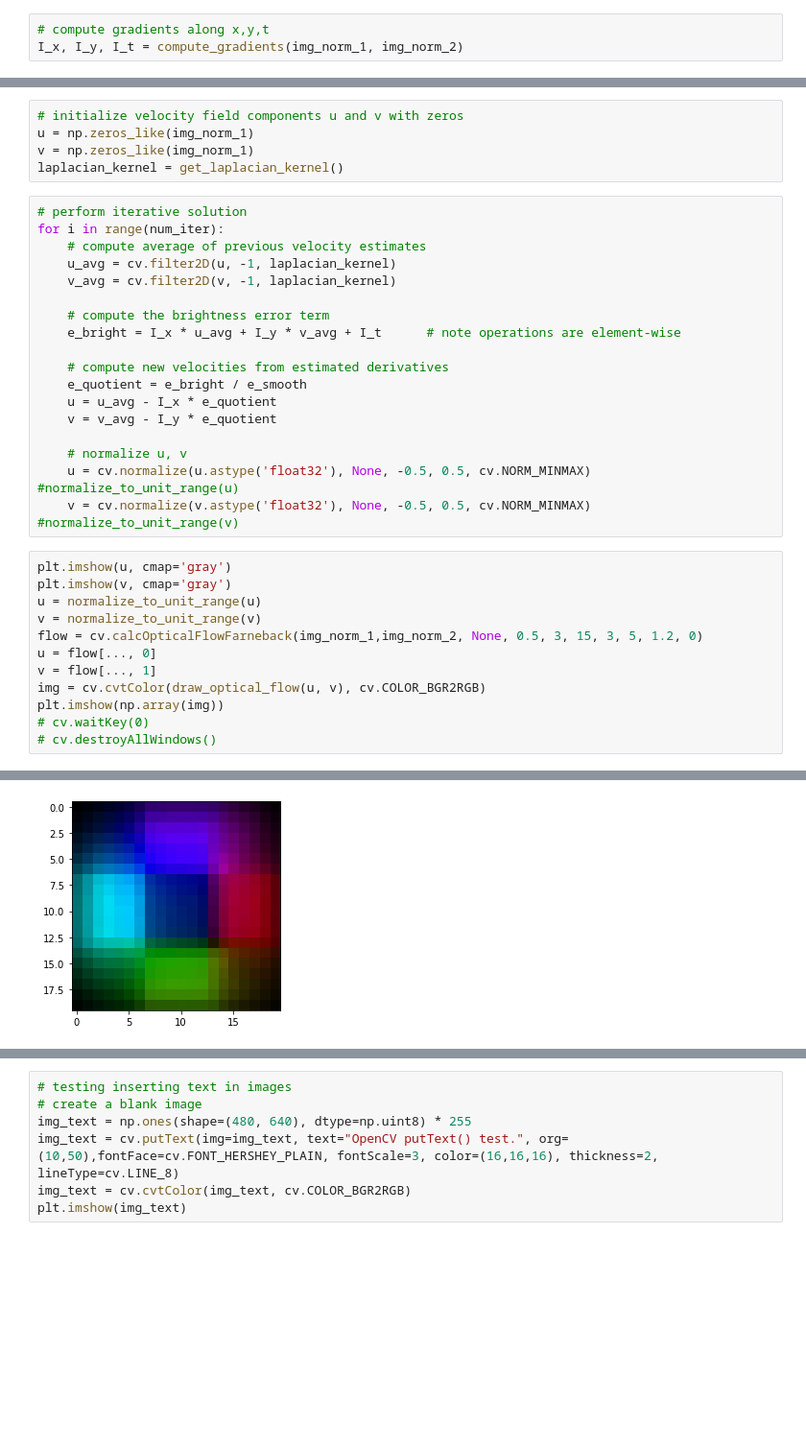
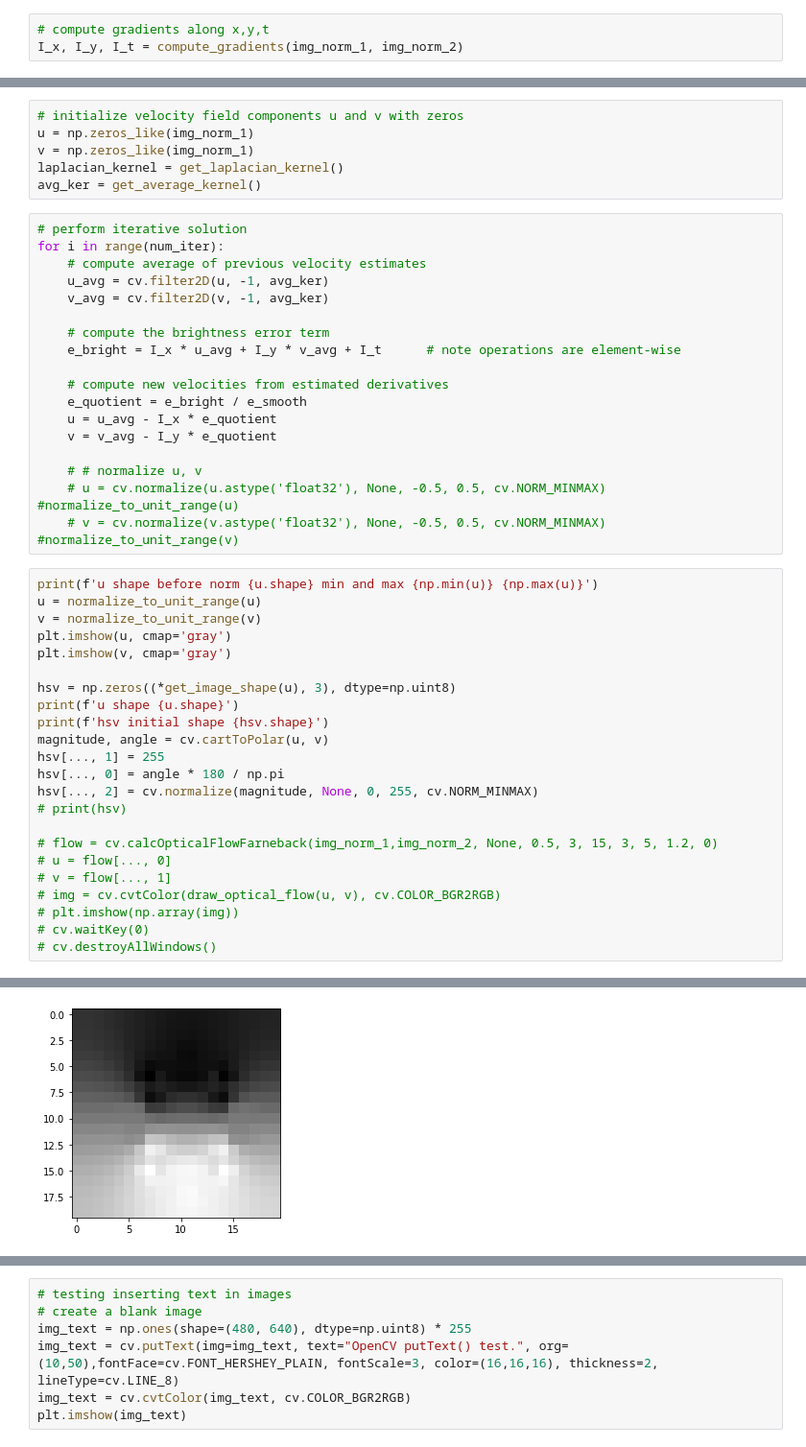
Before and after one commit to robotic-vision-lab/Vision-Based-Guidance-For-Tracking-Dynamic-Objects, a Jupyter notebook: test_optical_flow.ipynb, the cells around one changed output, grey strips where cells are left out. Shown at 96% size. Saved outputs shown, nothing was run; the diff lists cells and outputs as text; blank space fills up the shorter version.

```diff
--- a/test_optical_flow.ipynb
+++ b/test_optical_flow.ipynb
@@ -180,12 +182,13 @@ plt.imshow(e_smooth, cmap='gray')
 u = np.zeros_like(img_norm_1)
 v = np.zeros_like(img_norm_1)
 laplacian_kernel = get_laplacian_kernel()
+avg_ker = get_average_kernel()
 # %%
 # perform iterative solution
 for i in range(num_iter):
     # compute average of previous velocity estimates
-    u_avg = cv.filter2D(u, -1, laplacian_kernel)
-    v_avg = cv.filter2D(v, -1, laplacian_kernel)
+    u_avg = cv.filter2D(u, -1, avg_ker)
+    v_avg = cv.filter2D(v, -1, avg_ker)
 
     # compute the brightness error term
     e_bright = I_x * u_avg + I_y * v_avg + I_t      # note operations are element-wise
@@ -195,19 +198,30 @@ for i in range(num_iter):
     u = u_avg - I_x * e_quotient
     v = v_avg - I_y * e_quotient
 
-    # normalize u, v
-    u = cv.normalize(u.astype('float32'), None, -0.5, 0.5, cv.NORM_MINMAX) #normalize_to_unit_range(u)
-    v = cv.normalize(v.astype('float32'), None, -0.5, 0.5, cv.NORM_MINMAX) #normalize_to_unit_range(v)
+    # # normalize u, v
+    # u = cv.normalize(u.astype('float32'), None, -0.5, 0.5, cv.NORM_MINMAX) #normalize_to_unit_range(u)
+    # v = cv.normalize(v.astype('float32'), None, -0.5, 0.5, cv.NORM_MINMAX) #normalize_to_unit_range(v)
 # %%
+print(f'u shape before norm {u.shape} min and max {np.min(u)} {np.max(u)}')
+u = normalize_to_unit_range(u)
+v = normalize_to_unit_range(v)
 plt.imshow(u, cmap='gray')
 plt.imshow(v, cmap='gray')
-u = normalize_to_unit_range(u)
-v = normalize_to_unit_range(v)
-flow = cv.calcOpticalFlowFarneback(img_norm_1,img_norm_2, None, 0.5, 3, 15, 3, 5, 1.2, 0)
-u = flow[..., 0]
-v = flow[..., 1]
-img = cv.cvtColor(draw_optical_flow(u, v), cv.COLOR_BGR2RGB)
-plt.imshow(np.array(img))
+
+hsv = np.zeros((*get_image_shape(u), 3), dtype=np.uint8)
+print(f'u shape {u.shape}')
+print(f'hsv initial shape {hsv.shape}')
+magnitude, angle = cv.cartToPolar(u, v)
+hsv[..., 1] = 255
+hsv[..., 0] = angle * 180 / np.pi
+hsv[..., 2] = cv.normalize(magnitude, None, 0, 255, cv.NORM_MINMAX)
+# print(hsv)
+
+# flow = cv.calcOpticalFlowFarneback(img_norm_1,img_norm_2, None, 0.5, 3, 15, 3, 5, 1.2, 0)
+# u = flow[..., 0]
+# v = flow[..., 1]
+# img = cv.cvtColor(draw_optical_flow(u, v), cv.COLOR_BGR2RGB)
+# plt.imshow(np.array(img))
 # cv.waitKey(0)
 # cv.destroyAllWindows()
 # %% [output]
@@ -215 +231 @@ plt.imshow(np.array(img))
-[figure, old version]
+[figure, new version]
```
Also changed, not shown: parts of 8 cells of this notebook, 1 other file.
